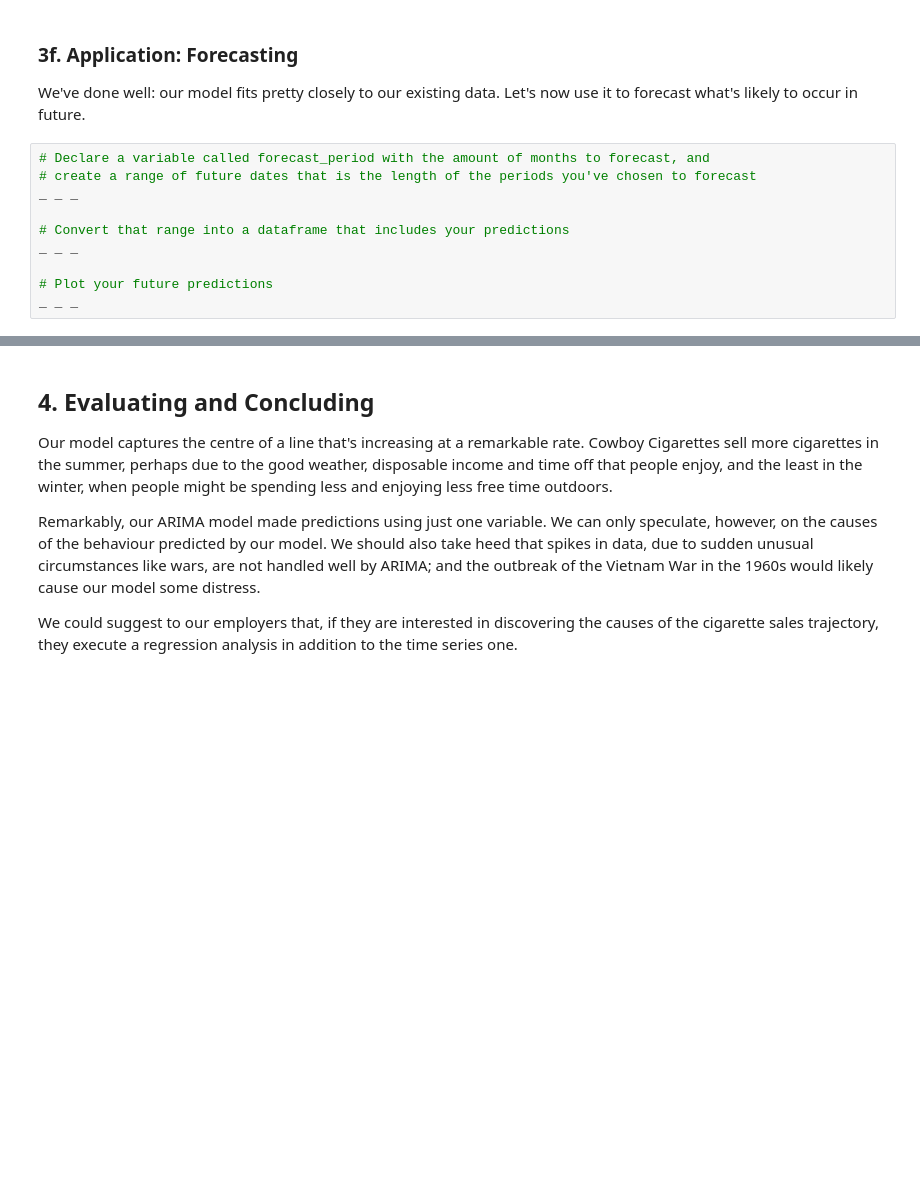
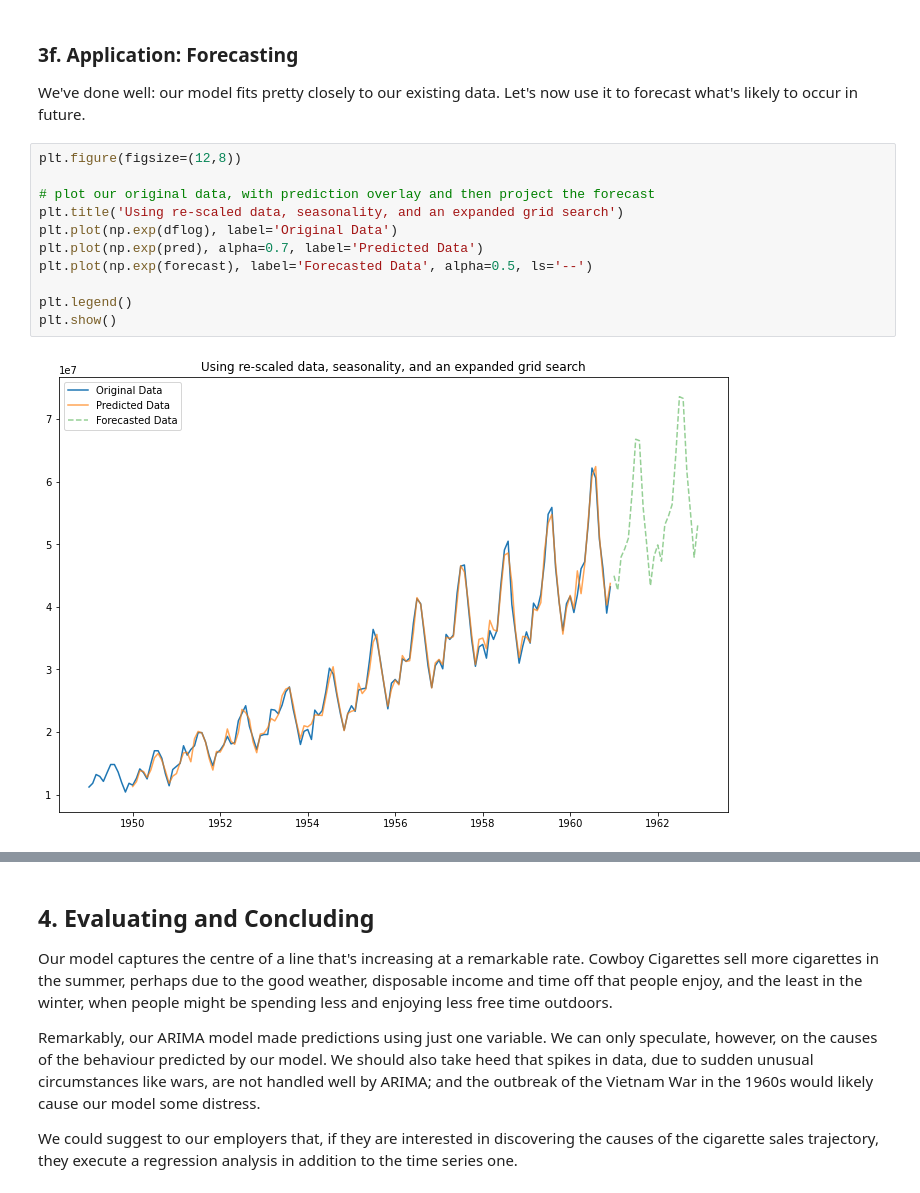
Before and after one commit to MaryamNzr/Cowboys-CigrettesCaseStudy, a Jupyter notebook: Cowboy Cigarettes Case Study - Tier 3.ipynb, the cells around one changed output, grey strips where cells are left out. Drawn from its saved outputs; the diff is of its cells as text; blank space fills up the shorter version.

```diff
--- a/Cowboy Cigarettes Case Study - Tier 3.ipynb
+++ b/Cowboy Cigarettes Case Study - Tier 3.ipynb
@@ -654,13 +958,16 @@ _ _ _
 ### 3f. Application: Forecasting
 
 We've done well: our model fits pretty closely to our existing data. Let's now use it to forecast what's likely to occur in future.
-# %%
-# Declare a variable called forecast_period with the amount of months to forecast, and
-# create a range of future dates that is the length of the periods you've chosen to forecast
-_ _ _
-
-# Convert that range into a dataframe that includes your predictions
-_ _ _
-
-# Plot your future predictions
-_ _ _
+# %%
+plt.figure(figsize=(12,8))
+
+# plot our original data, with prediction overlay and then project the forecast
+plt.title('Using re-scaled data, seasonality, and an expanded grid search')
+plt.plot(np.exp(dflog), label='Original Data')
+plt.plot(np.exp(pred), alpha=0.7, label='Predicted Data')
+plt.plot(np.exp(forecast), label='Forecasted Data', alpha=0.5, ls='--')
+
+plt.legend()
+plt.show()
+# %% [output]
+[figure, added]
```
Also changed, not shown: parts of 11 cells of this notebook.
